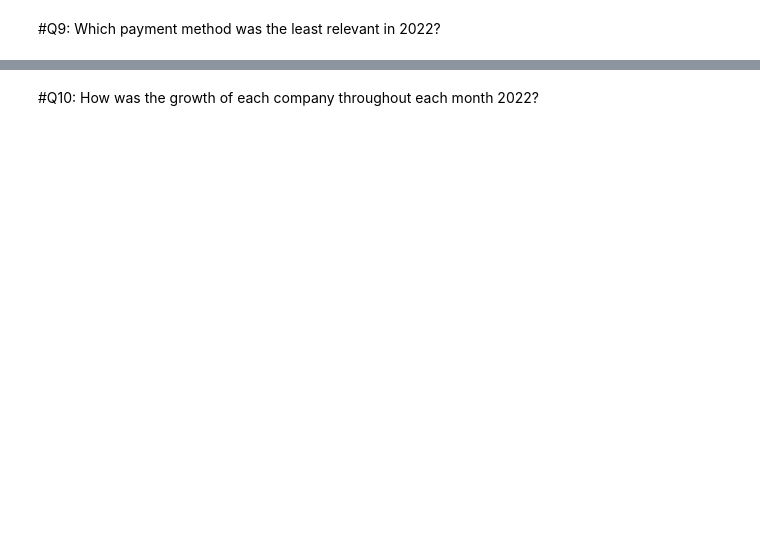
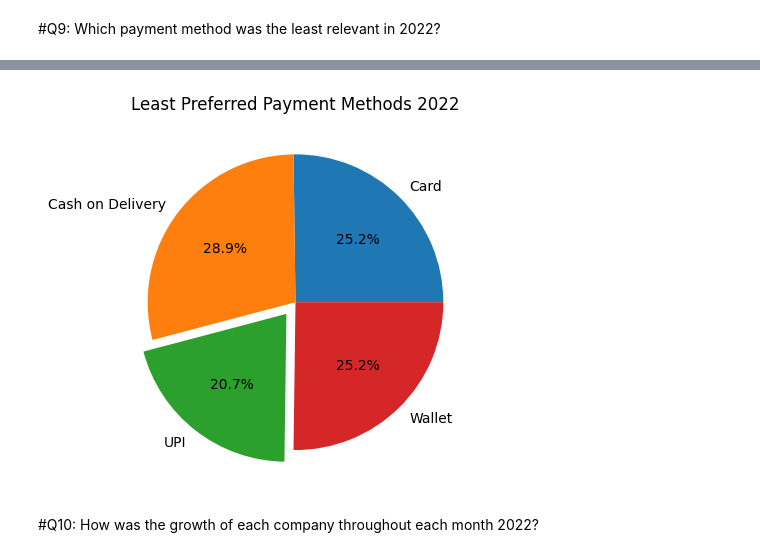
Before and after one commit to kalebcwag/Sneakers-and-Streetwears-Sales-Analytics, a Jupyter notebook: notebook.ipynb, the cells around one changed output, grey strips where cells are left out. Cells and saved outputs as stored; diff of their text form; code cells hidden in the pictures; blank space fills up the shorter version.

```diff
--- a/notebook.ipynb
+++ b/notebook.ipynb
@@ -239,2 +359,8 @@ plt.show()
 # %% [markdown]
 #Q9: Which payment method was the least relevant in 2022?
+# %%
+payment_methods = df[["Payment Mode"]]
+
+payment_methods = payment_methods.groupby("Payment Mode", as_index=False).value_counts()
+
+payment_methods
@@ -241,2 +373,12 @@ plt.show()
+# %%
+explode = [0,0,0,0]
+explode[payment_methods["count"].idxmin()] = 0.1
+
+plt.pie(payment_methods["count"].values, labels=payment_methods["Payment Mode"].values, autopct="%1.1f%%", explode=explode)
+plt.title("Least Preferred Payment Methods 2022")
+
+plt.show()
+# %% [output]
+[figure, added]
 # %% [markdown]
 #Q10: How was the growth of each company throughout each month 2022?
```
Also changed, not shown: parts of 14 cells of this notebook.
